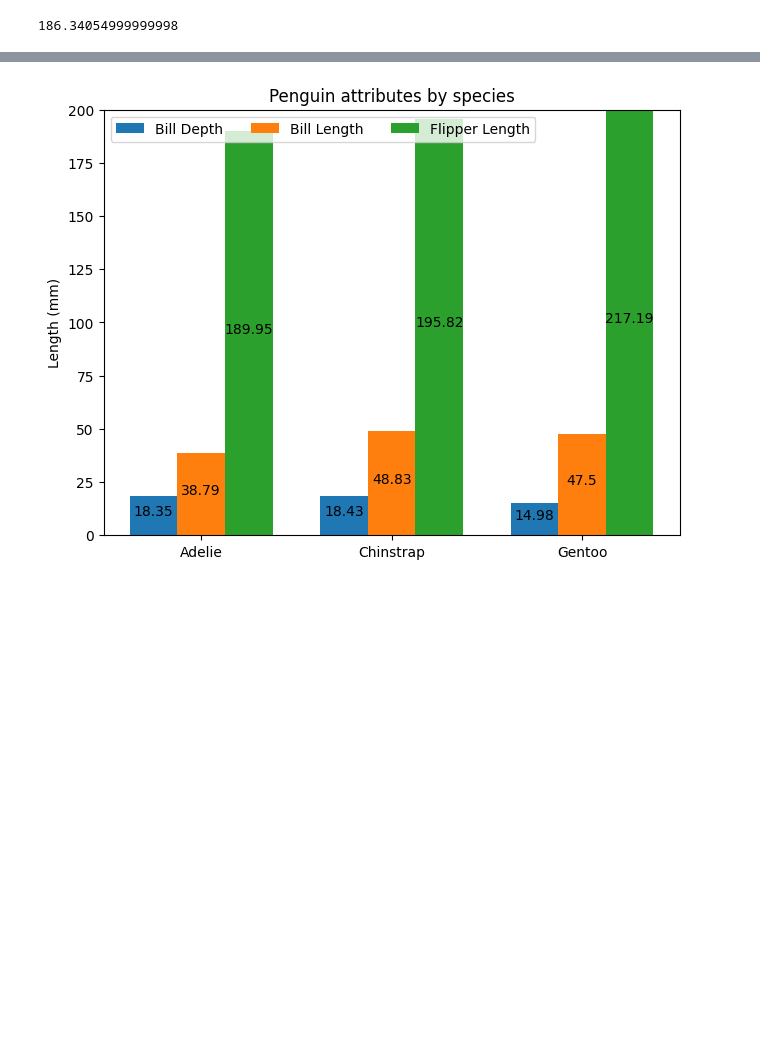
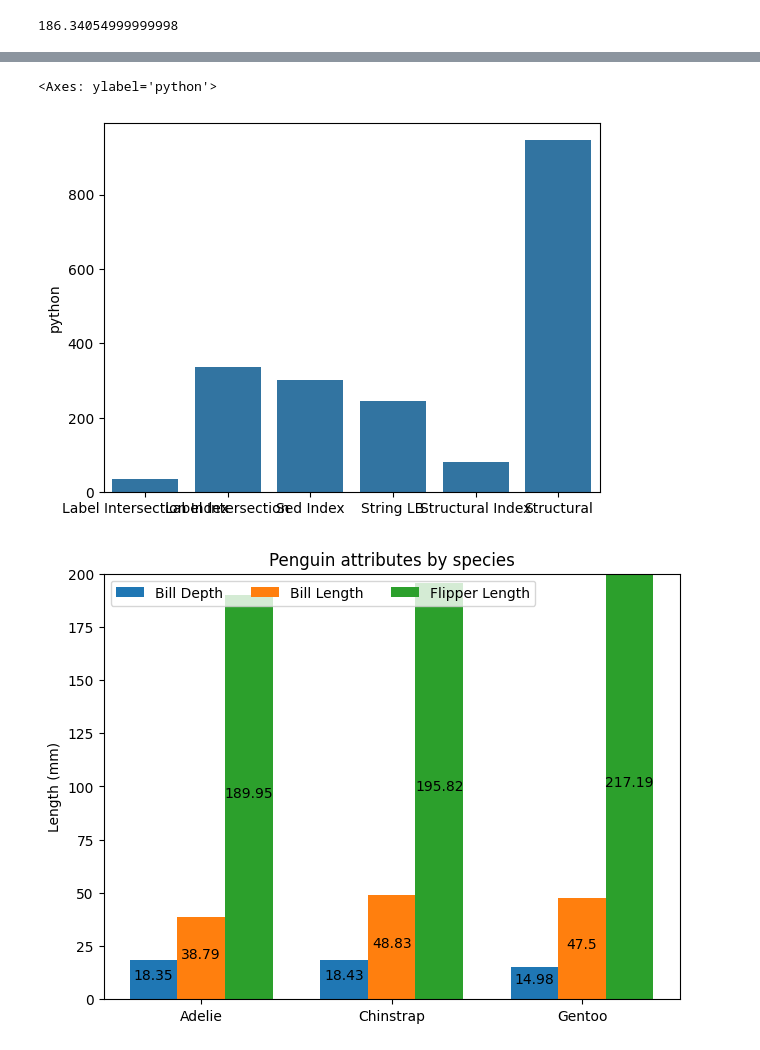
Before and after one commit to LukMRVC/tree-statistics, a Jupyter notebook: TED-viz.ipynb, the cells around one changed output, grey strips where cells are left out. Drawn from its saved outputs; the diff is of its cells as text; code cells hidden in the pictures; blank space fills up the shorter version.

```diff
--- a/TED-viz.ipynb
+++ b/TED-viz.ipynb
@@ -521,3 +729,8 @@ df['LB time'].sum() / 1000 / 1000
+# %%
+sns.barplot(tdf['python'])
+# %% [output]
+<Axes: ylabel='python'>
+[figure, added]
 # %%
 import matplotlib.pyplot as plt
 import numpy as np
```
Also changed, not shown: parts of 9 cells of this notebook, 3 other files.
